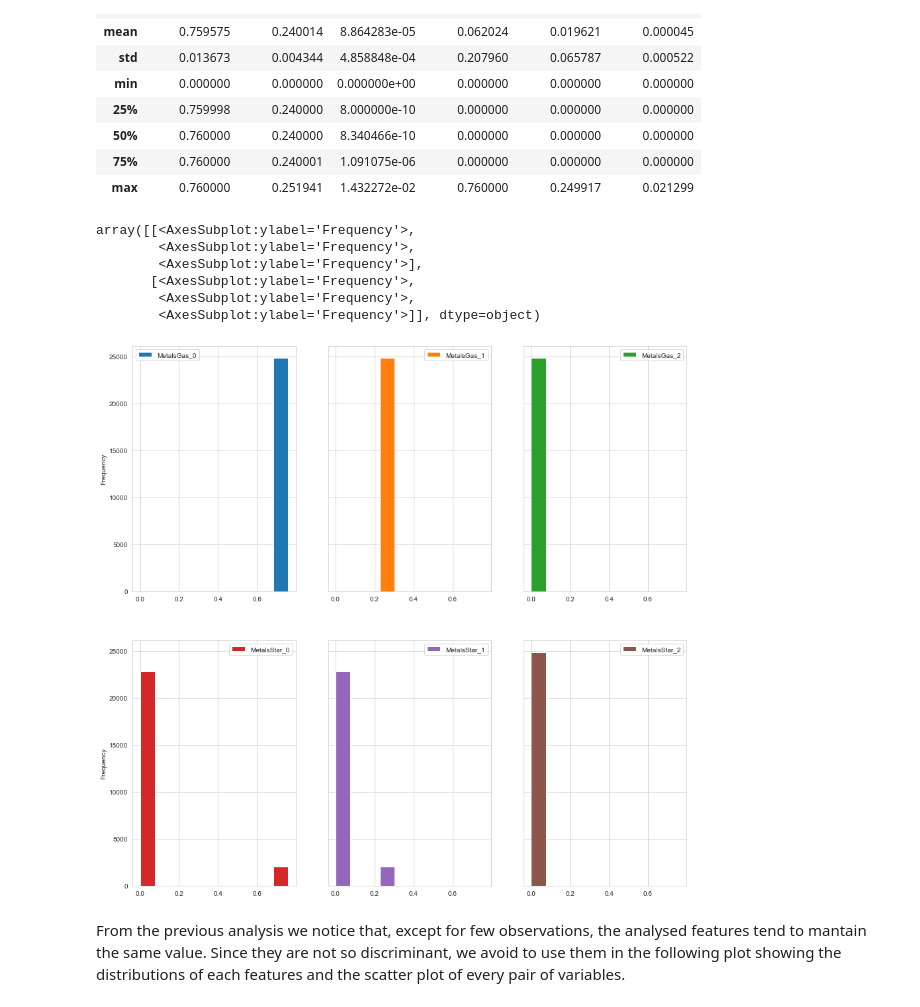
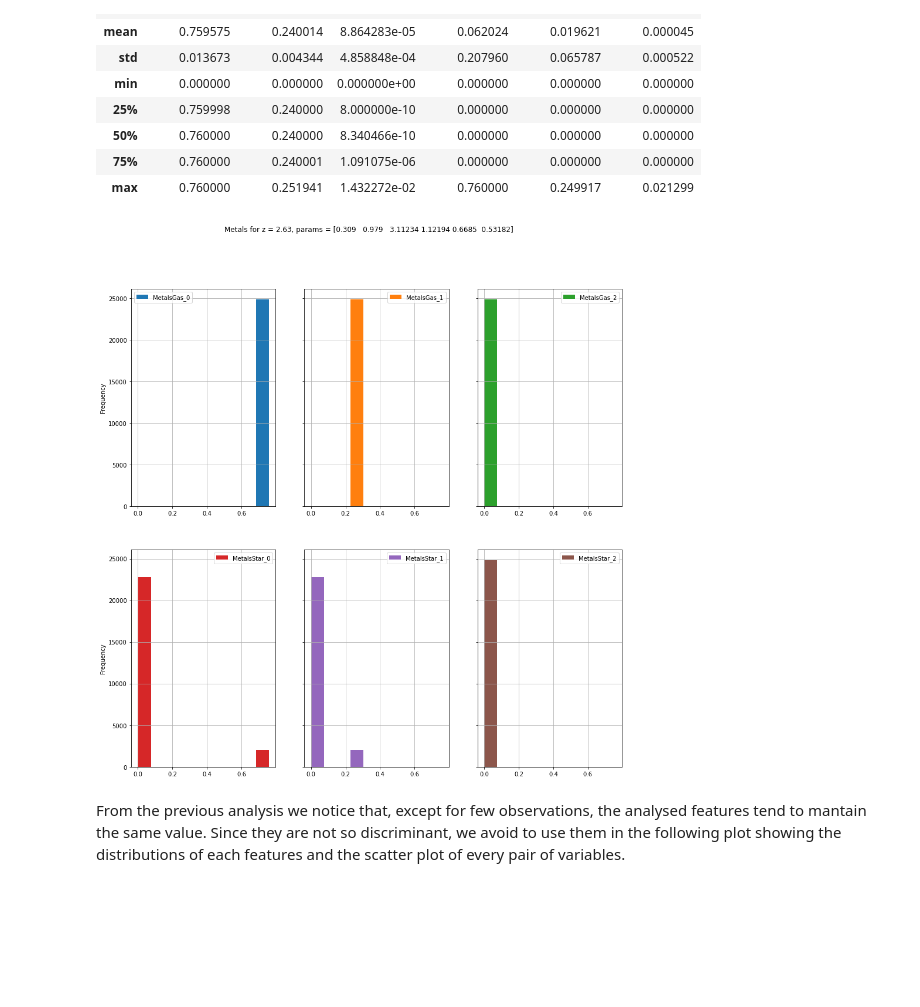
Before and after one commit to CS-433/ML4Science-FGR-x-ML, a Jupyter notebook: W1/task_w1.ipynb, the cells around one changed output. Saved outputs shown, nothing was run; the diff lists cells and outputs as text; code cells hidden in the pictures; blank space fills up the shorter version.

```diff
--- a/W1/task_w1.ipynb
+++ b/W1/task_w1.ipynb
@@ -132,8 +129,9 @@ data[:,11] = MetalsStar[:,2]
 data[:,12] = SFR
 data[:,13] = M_HI
 
-df = pd.DataFrame(data, columns = new_features)
-print(df.shape)
-df.sample(5)
+df_original = pd.DataFrame(data, columns = new_features)
+print(df_original.shape)
+df_original.sample(5)
+df = df_original.copy()
 # %% [output]
 (24838, 14)
@@ -148,5 +152,6 @@ We discretize the variable 'M_HI'. By doing so, we know that each bin contains t
 # %%
-df['M_HI'] = pd.qcut(df.M_HI,[0,.25,.5,.75,1], labels = ['very_low_HI','low_HI','high_HI','very_high_HI'])
+# We not only use the canonical quantiles but also 5% quantle to create a class of halos having unusually low hidrogen
+df['M_HI'] = pd.qcut(df.M_HI,[0,.05,.25,.5,.75,1], labels = ['extremely_low_HI','very_low_HI','low_HI','high_HI','very_high_HI'])
 df.sample(5)
 # %% [output]
 |  | MassHalo | VelHalo | Nsubs | MassBH | dotMassBH | PosHalo | MetalsGas_0 | MetalsGas_1 | MetalsGas_2 | ... |
@@ -171,14 +205,10 @@ df[['MetalsGas_0','MetalsGas_1','MetalsGas_2','MetalsStar_0','MetalsStar_1','Met
 | max | 0.760000 | 0.251941 | 1.432272e-02 | 0.760000 | 0.249917 | 0.021299 |
 # %%
 analysed_columns = ['MetalsGas_0','MetalsGas_1','MetalsGas_2','MetalsStar_0','MetalsStar_1','MetalsStar_2']
-df[analysed_columns].plot(kind = 'hist',subplots = True, figsize = (15,15), layout = (2,3), sharey = True, sharex = False)
+df[analysed_columns].plot(kind = 'hist',subplots = True, figsize = (15,15), layout = (2,3), sharey = True,
+                          sharex = False, grid = True, title = 'Metals for z = {}, params = {}'.format(z,params[i_run]))
+plt.show()
 # %% [output]
-array([[<AxesSubplot:ylabel='Frequency'>,
-        <AxesSubplot:ylabel='Frequency'>,
-        <AxesSubplot:ylabel='Frequency'>],
-       [<AxesSubplot:ylabel='Frequency'>,
-        <AxesSubplot:ylabel='Frequency'>,
-        <AxesSubplot:ylabel='Frequency'>]], dtype=object)
-[figure, old version]
+[figure, new version]
 # %% [markdown]
 From the previous analysis we notice that, except for few observations, the analysed features tend to mantain the same value. Since they are not so discriminant, we avoid to use them in the following plot showing the distributions of each features and the scatter plot of every pair of variables.
```
Also changed, not shown: parts of 21 cells of this notebook.
